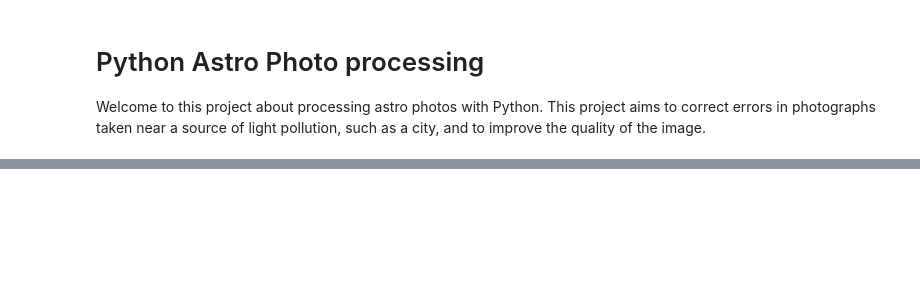
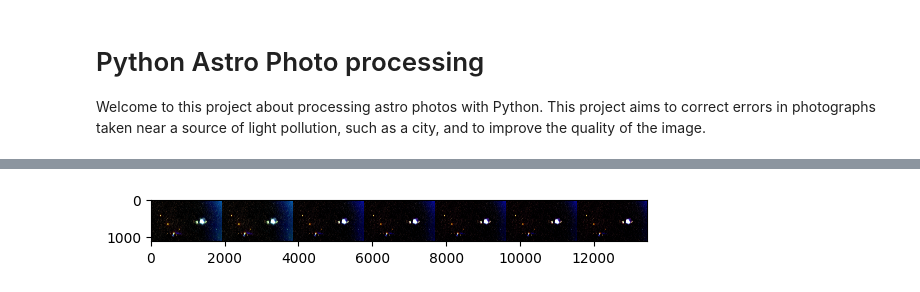
Before and after one commit to Colnup/astro-ratio, a Jupyter notebook: testing.ipynb, the cells around one changed output, grey strips where cells are left out. Cells and saved outputs as stored; diff of their text form; code cells hidden in the pictures; blank space fills up the shorter version.

```diff
--- a/testing.ipynb
+++ b/testing.ipynb
@@ -85,0 +110,82 @@ ValueError: object too deep for desired array
+# %%
+"""SobelGradientInterp
+
+Advantages: very precise
+Disadvantages: slow, poor performance on images with lots of objects
+
+Method: Compute the edges of the image with laplacian, then blur the computed mask.
+        Then, detect the larges area (empty space) in the mask and use that as the
+        background. Finally, use the background to interpolate the gradient of the
+        image.
+"""
+
+# Method 4 : Sobel gradient interpolation
+
+# Advantages: very precise
+# Disadvantages: slow, poor performance on images with lots of objects
+
+# ----------------------------
+
+OUTPUT_FILE = 'img/output/barnard_stacked_gradient_sobel_2.png'
+
+def sobel_gradient_interp(img):
+    # Convert to grayscale
+    gray = cv2.cvtColor(img, cv2.COLOR_BGR2GRAY)
+
+    # Compute edges
+    laplacian = cv2.Laplacian(gray, cv2.CV_64F)
+    laplacian = cv2.convertScaleAbs(laplacian)
+
+
+
+    # Blur edges
+    blur = cv2.GaussianBlur(laplacian, (5, 5), 0)
+
+
+    # Find largest area
+    contours, hierarchy = cv2.findContours(blur, cv2.RETR_TREE, cv2.CHAIN_APPROX_SIMPLE)
+
+    # Find largest contour
+    max_area = 0
+    max_contour = None
+    for contour in contours:
+        area = cv2.contourArea(contour)
+        if area > max_area:
+            max_area = area
+            max_contour = contour
+
+    # Create mask
+    mask = np.zeros(img.shape[:2], np.uint8)
+    cv2.drawContours(mask, [max_contour], 0, 255, -1)
+
+
+    # Get background color
+    background = cv2.bitwise_and(img, img, mask=mask)
+    background = cv2.cvtColor(background, cv2.COLOR_BGR2HSV)
+    background = np.mean(background, axis=(0, 1))
+
+    # Interpolate for whole image
+    res = img.copy()
+    for i in range(img.shape[0]):
+        for j in range(img.shape[1]):
+            for k in range(3):
+                res[i, j, k] = np.interp(img[i, j, k], [background[k], 255], [0, 255])
+
+    # Convert res colorspace
+    # res = cv2.cvtColor(res, cv2.COLOR_BGR2HSV)
+
+    # save img to output folder
+    # cv2.imwrite(OUTPUT_FILE, res)
+
+    # Show plot
+    # plt.imshow(np.hstack((img, res)))
+    return res
+
+# Execute 5 passes of sobel gradient interpolation
+res = img.copy()
+res_arr = [res]
+for i in range(5):
+    res_arr.append(sobel_gradient_interp(res_arr[-1]))
+
+plt.imshow(np.hstack((img, *res_arr)))
+# %% [output]
@@ -85,0 +193 @@ ValueError: object too deep for desired array
+[figure, added]
```
Also changed, not shown: parts of 8 cells of this notebook, 6 other files.
